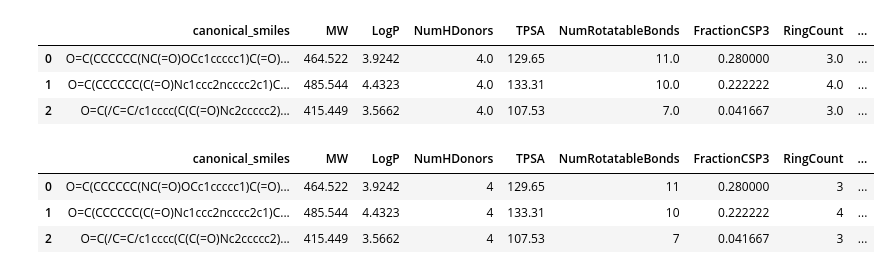
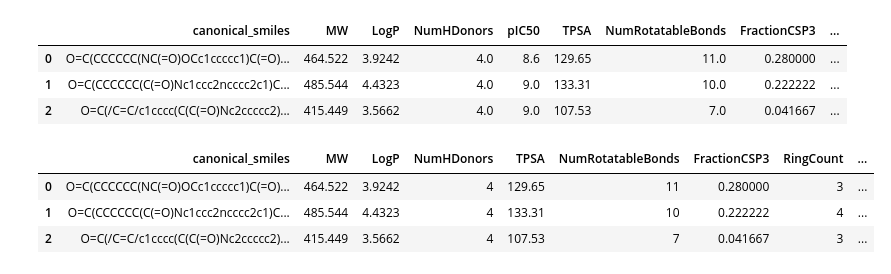
Before and after one commit to Mahamudul-Hasan-Rafi/Canonical-SMILES-BioActivity, a Jupyter notebook: bioactivity_dl 7.ipynb, the cells around one changed output. Drawn from its saved outputs; the diff is of its cells as text; code cells hidden in the pictures.

```diff
--- a/bioactivity_dl 7.ipynb
+++ b/bioactivity_dl 7.ipynb
@@ -402,12 +402,12 @@ NumRotatableBonds     0.950062 3.042247e-38     No
 
 ================================================================================
 # %%
-df.drop(columns=['pIC50', 'bioactivity_class', 'mol', 'NumHAcceptors', 'NumAromaticRings', 'HeavyAtomCount', 'MolMR', 'NumAliphaticRings', 'NumSaturatedRings',
+df.drop(columns=['bioactivity_class', 'mol', 'NumHAcceptors', 'NumAromaticRings', 'HeavyAtomCount', 'MolMR', 'NumAliphaticRings', 'NumSaturatedRings',
                  'NumHeteroatoms'], inplace=True)
 df.head(3)
 # %% [output]
-|  | canonical_smiles | MW | LogP | NumHDonors | TPSA | NumRotatableBonds | FractionCSP3 | RingCount | ... |
-| 0 | O=C(CCCCCC(NC(=O)OCc1ccccc1)C(=O)... | 464.522 | 3.9242 | 4.0 | 129.65 | 11.0 | 0.280000 | 3.0 | ... |
-| 1 | O=C(CCCCCC(C(=O)Nc1ccc2ncccc2c1)C... | 485.544 | 4.4323 | 4.0 | 133.31 | 10.0 | 0.222222 | 4.0 | ... |
-| 2 | O=C(/C=C/c1cccc(C(C(=O)Nc2ccccc2)... | 415.449 | 3.5662 | 4.0 | 107.53 | 7.0 | 0.041667 | 3.0 | ... |
+|  | canonical_smiles | MW | LogP | NumHDonors | pIC50 | TPSA | NumRotatableBonds | FractionCSP3 | ... |
+| 0 | O=C(CCCCCC(NC(=O)OCc1ccccc1)C(=O)... | 464.522 | 3.9242 | 4.0 | 8.6 | 129.65 | 11.0 | 0.280000 | ... |
+| 1 | O=C(CCCCCC(C(=O)Nc1ccc2ncccc2c1)C... | 485.544 | 4.4323 | 4.0 | 9.0 | 133.31 | 10.0 | 0.222222 | ... |
+| 2 | O=C(/C=C/c1cccc(C(C(=O)Nc2ccccc2)... | 415.449 | 3.5662 | 4.0 | 9.0 | 107.53 | 7.0 | 0.041667 | ... |
 # %%
```
Also changed, not shown: parts of 1 cell of this notebook, 5 other files.
